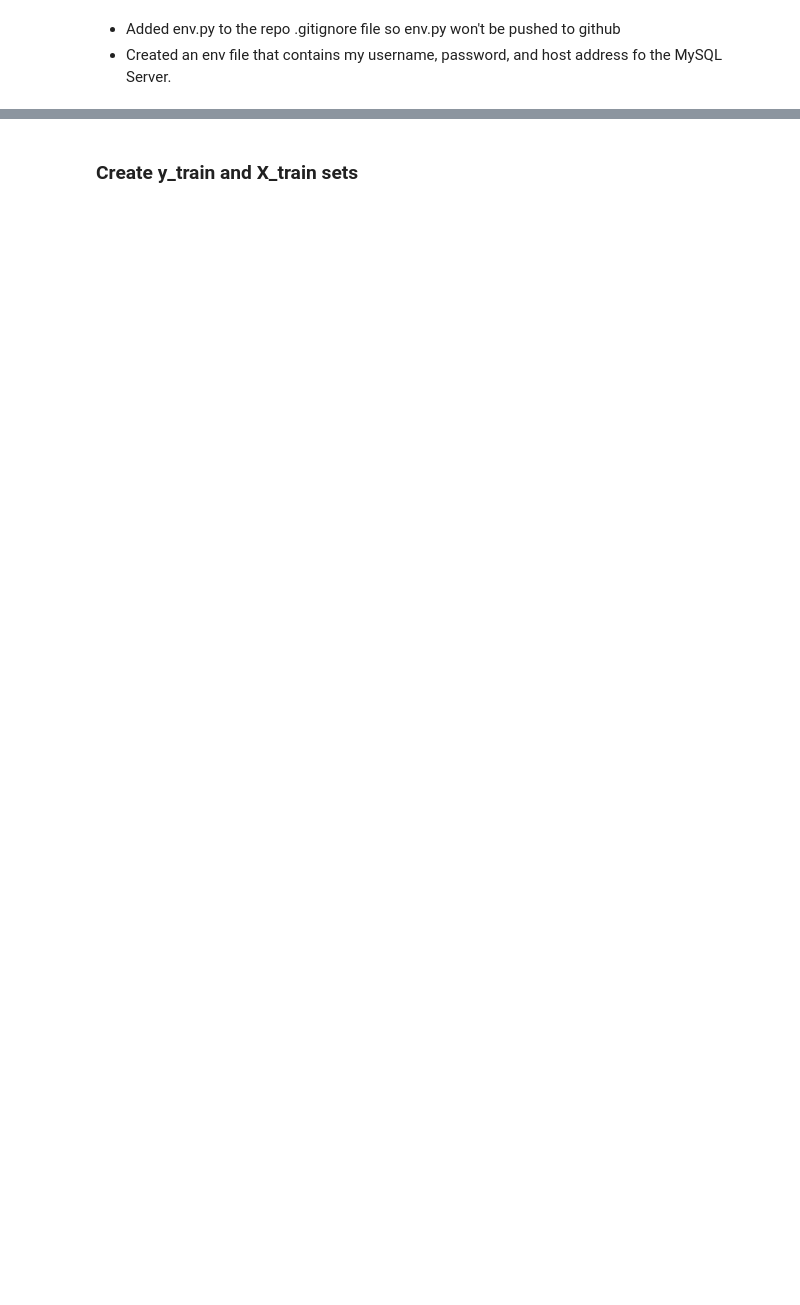
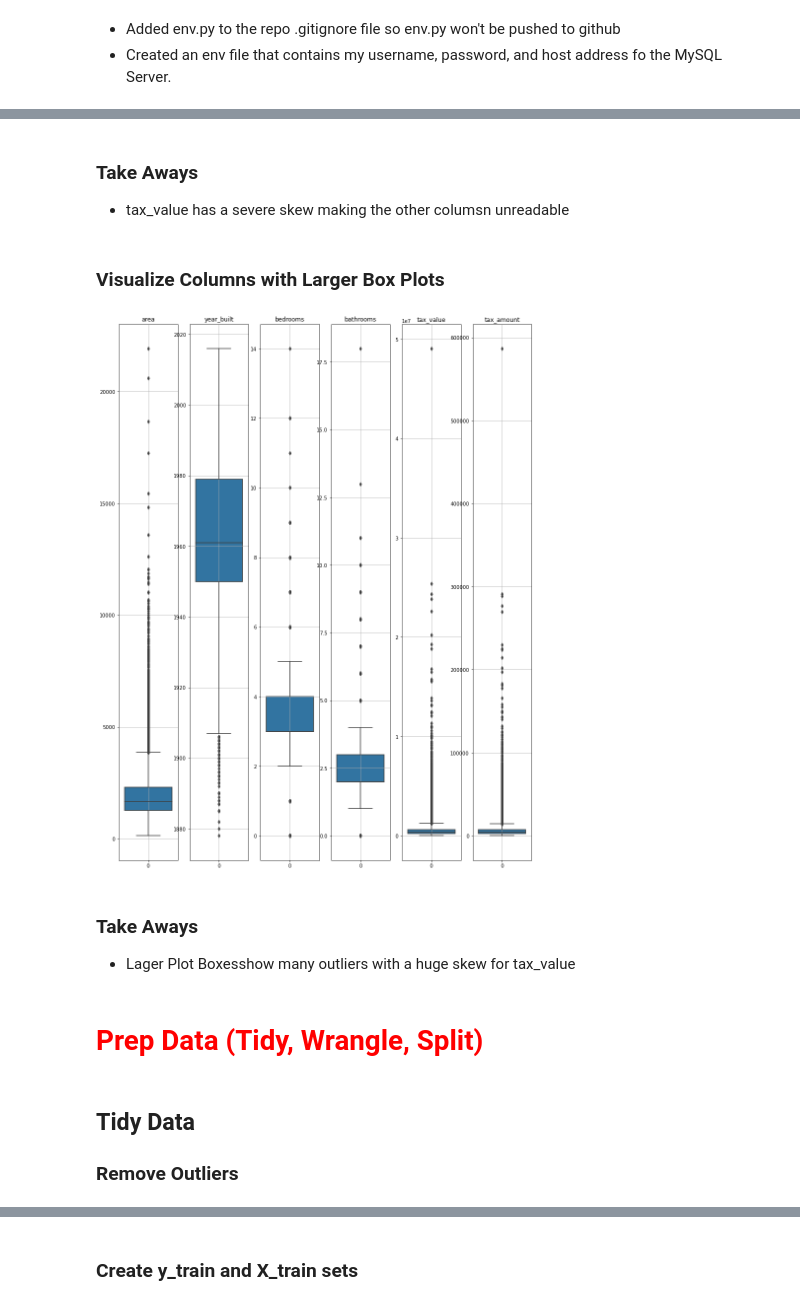
Before and after one commit to kanieladenis/zillow_regression_project, a Jupyter notebook: zillow_regression_project_working.ipynb, the cells around one changed output, grey strips where cells are left out. Cells and saved outputs as stored; diff of their text form; code cells hidden in the pictures; blank space fills up the shorter version.

```diff
--- a/zillow_regression_project_working.ipynb
+++ b/zillow_regression_project_working.ipynb
@@ -664,0 +377,42 @@ train, validate, test = prep_telco.prep_telco(train,validate,test)
+# %% [markdown]
+### Take Aways
+- tax_value has a severe skew making the other columsn unreadable
+# %% [markdown]
+### Visualize Columns with Larger Box Plots
+# %%
+plt.figure(figsize=(15, 20))
+
+# List of columns
+cols = [col for col in df.columns.drop(['fips']).to_list()]
+
+for i, col in enumerate(cols,1):
+
+    # i starts at 0, but plot nos should start at 1
+    plot_number = i
+
+    # Create subplot.
+    plt.subplot(1, len(cols), plot_number)
+
+    # Title with column name.
+    plt.title(col)
+
+    # Display histogram for column.
+    sns.boxplot(data=df[col])
+
+    # Hide gridlines.
+    plt.grid()
+
+    # turn off scientific notation
+    #plt.ticklabel_format(useOffset=False)
+
+plt.show()
+# %% [output]
+[figure, added]
+# %% [markdown]
+### Take Aways
+- Lager Plot Boxesshow many outliers with a huge skew for tax_value
+# %% [markdown]
+# <font color = 'red'>Prep Data (Tidy, Wrangle, Split)
+# %% [markdown]
+## Tidy Data
+### Remove Outliers
```
Also changed, not shown: parts of 285 cells of this notebook.
